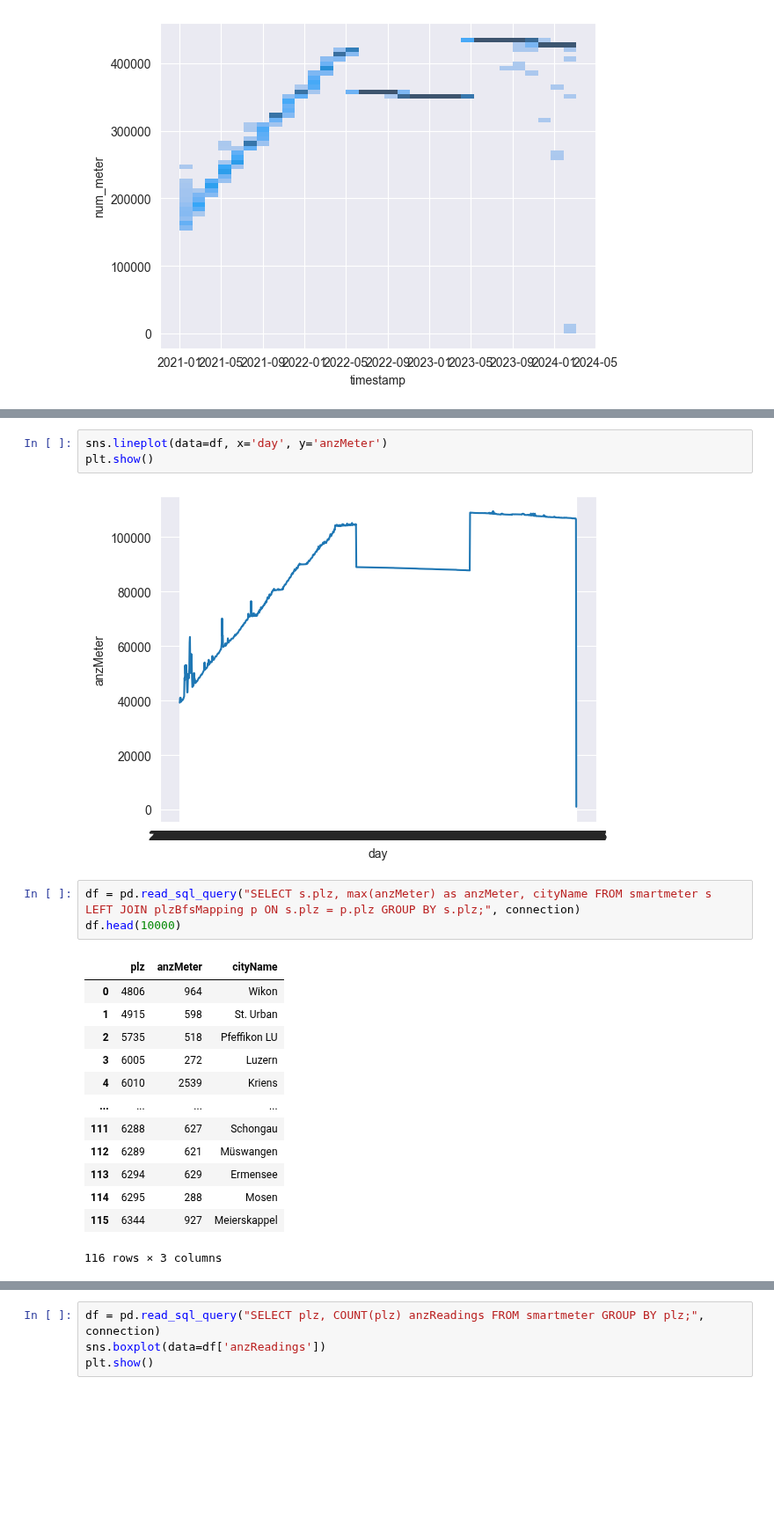
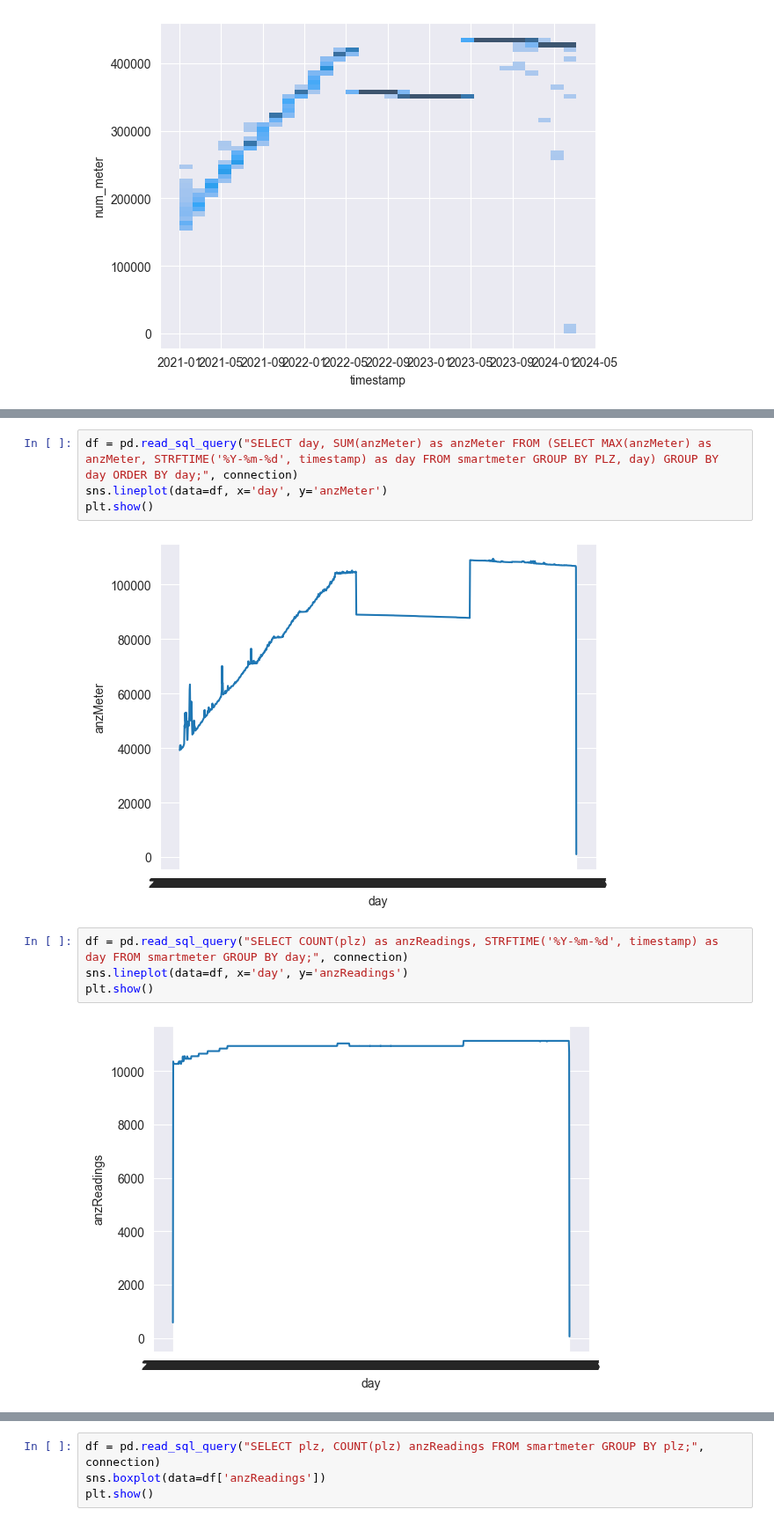
Before and after one commit to 7Horizon/BINA-CaseStudy, a Jupyter notebook: data_analysis.ipynb, the cells around one changed output, grey strips where cells are left out. Shown at 88% size. Drawn from its saved outputs; the diff is of its cells as text; blank space fills up the shorter version.

```diff
--- a/data_analysis.ipynb
+++ b/data_analysis.ipynb
@@ -145,23 +119,13 @@ df.head(10000)
 # %%
+df = pd.read_sql_query("SELECT day, SUM(anzMeter) as anzMeter FROM (SELECT MAX(anzMeter) as anzMeter, STRFTIME('%Y-%m-%d', timestamp) as day FROM smartmeter GROUP BY PLZ, day) GROUP BY day ORDER BY day;", connection)
 sns.lineplot(data=df, x='day', y='anzMeter')
 plt.show()
 # %% [output]
 [figure]
-# %%
-df = pd.read_sql_query("SELECT s.plz, max(anzMeter) as anzMeter, cityName FROM smartmeter s LEFT JOIN plzBfsMapping p ON s.plz = p.plz GROUP BY s.plz;", connection)
-df.head(10000)
-# %% [output]
-|  | plz | anzMeter | cityName |
-| 0 | 4806 | 964 | Wikon |
-| 1 | 4915 | 598 | St. Urban |
-| 2 | 5735 | 518 | Pfeffikon LU |
-| 3 | 6005 | 272 | Luzern |
-| 4 | 6010 | 2539 | Kriens |
-| ... | ... | ... | ... |
-| 111 | 6288 | 627 | Schongau |
-| 112 | 6289 | 621 | Müswangen |
-| 113 | 6294 | 629 | Ermensee |
-| 114 | 6295 | 288 | Mosen |
-| 115 | 6344 | 927 | Meierskappel |
-116 rows × 3 columns
+# %%
+df = pd.read_sql_query("SELECT COUNT(plz) as anzReadings, STRFTIME('%Y-%m-%d', timestamp) as day FROM smartmeter GROUP BY day;", connection)
+sns.lineplot(data=df, x='day', y='anzReadings')
+plt.show()
+# %% [output]
+[figure, added]
 # %%
```
Also changed, not shown: parts of 4 cells of this notebook.
